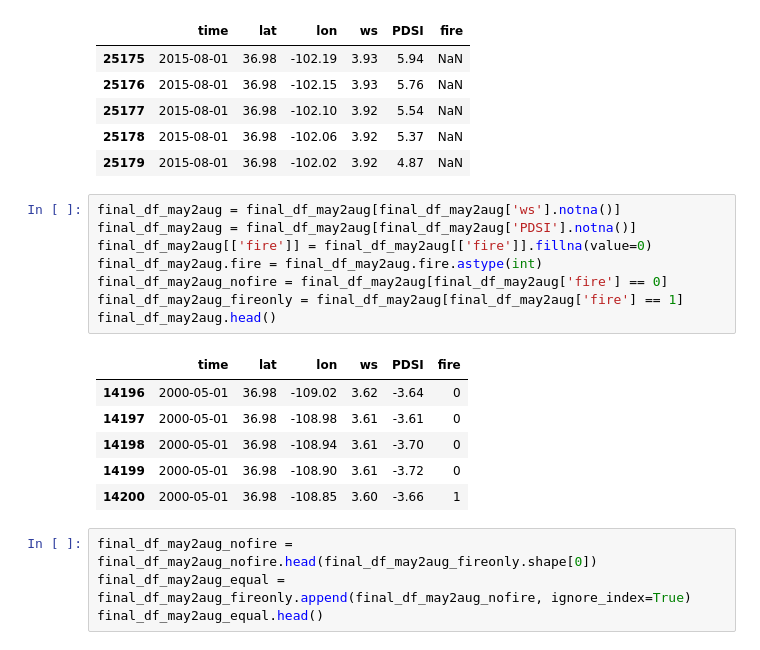
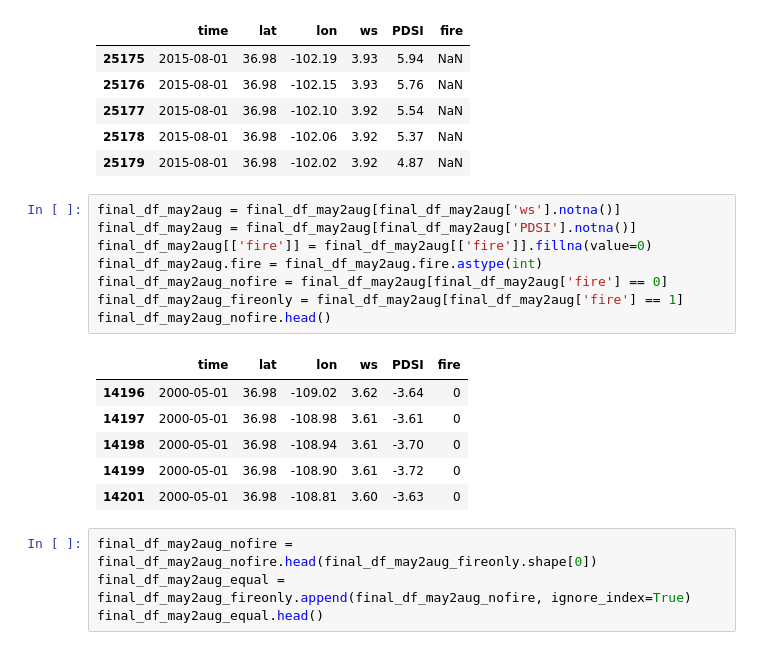
Before and after one commit to macphersoncole/Colorado-Wildfire-Analysis-and-Prediction, a Jupyter notebook: Code/DataManipulation.ipynb, the cells around one changed output. Cells and saved outputs as stored; diff of their text form.

```diff
--- a/Code/DataManipulation.ipynb
+++ b/Code/DataManipulation.ipynb
@@ -204,18 +204,18 @@ final_df_may2aug.tail()
 # %%
 final_df_may2aug = final_df_may2aug[final_df_may2aug['ws'].notna()]
 final_df_may2aug = final_df_may2aug[final_df_may2aug['PDSI'].notna()]
 final_df_may2aug[['fire']] = final_df_may2aug[['fire']].fillna(value=0)
 final_df_may2aug.fire = final_df_may2aug.fire.astype(int)
 final_df_may2aug_nofire = final_df_may2aug[final_df_may2aug['fire'] == 0]
 final_df_may2aug_fireonly = final_df_may2aug[final_df_may2aug['fire'] == 1]
-final_df_may2aug.head()
+final_df_may2aug_nofire.head()
 # %% [output]
 |  | time | lat | lon | ws | PDSI | fire |
 | 14196 | 2000-05-01 | 36.98 | -109.02 | 3.62 | -3.64 | 0 |
 | 14197 | 2000-05-01 | 36.98 | -108.98 | 3.61 | -3.61 | 0 |
 | 14198 | 2000-05-01 | 36.98 | -108.94 | 3.61 | -3.70 | 0 |
 | 14199 | 2000-05-01 | 36.98 | -108.90 | 3.61 | -3.72 | 0 |
-| 14200 | 2000-05-01 | 36.98 | -108.85 | 3.60 | -3.66 | 1 |
+| 14201 | 2000-05-01 | 36.98 | -108.81 | 3.60 | -3.63 | 0 |
 # %%
 final_df_may2aug_nofire = final_df_may2aug_nofire.head(final_df_may2aug_fireonly.shape[0])
 final_df_may2aug_equal = final_df_may2aug_fireonly.append(final_df_may2aug_nofire, ignore_index=True)
```
Also changed, not shown: parts of 4 cells of this notebook.
